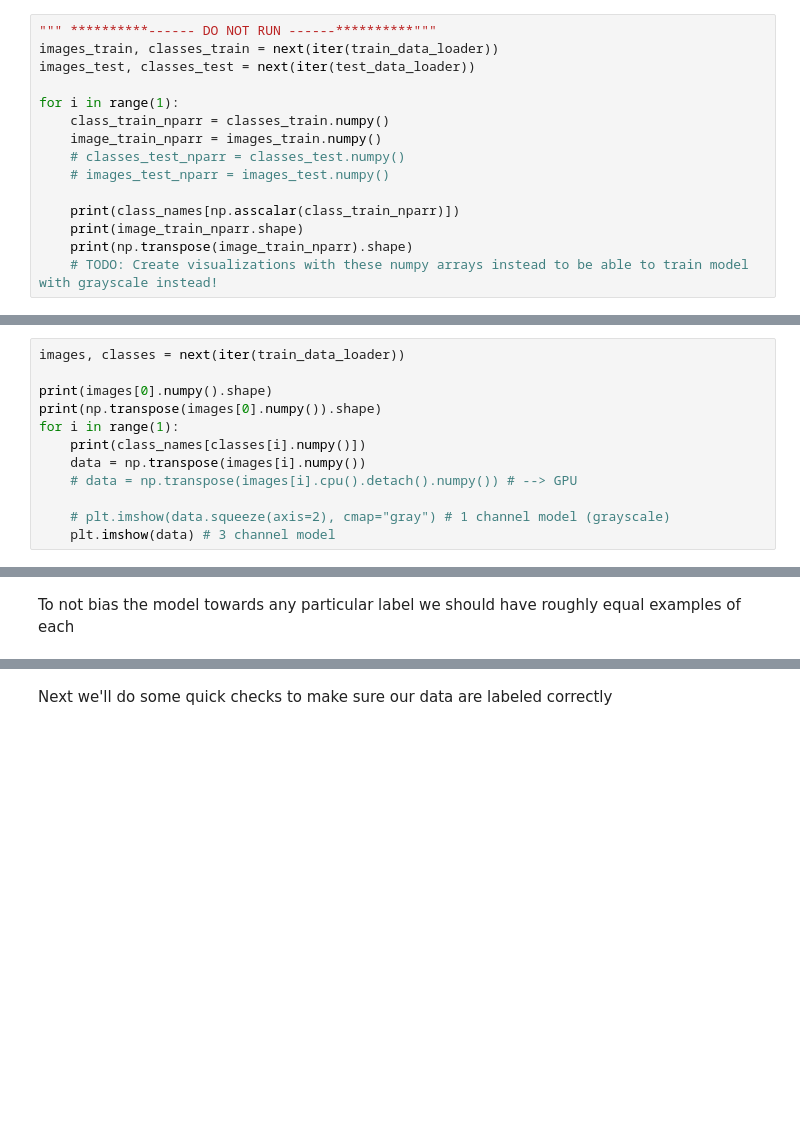
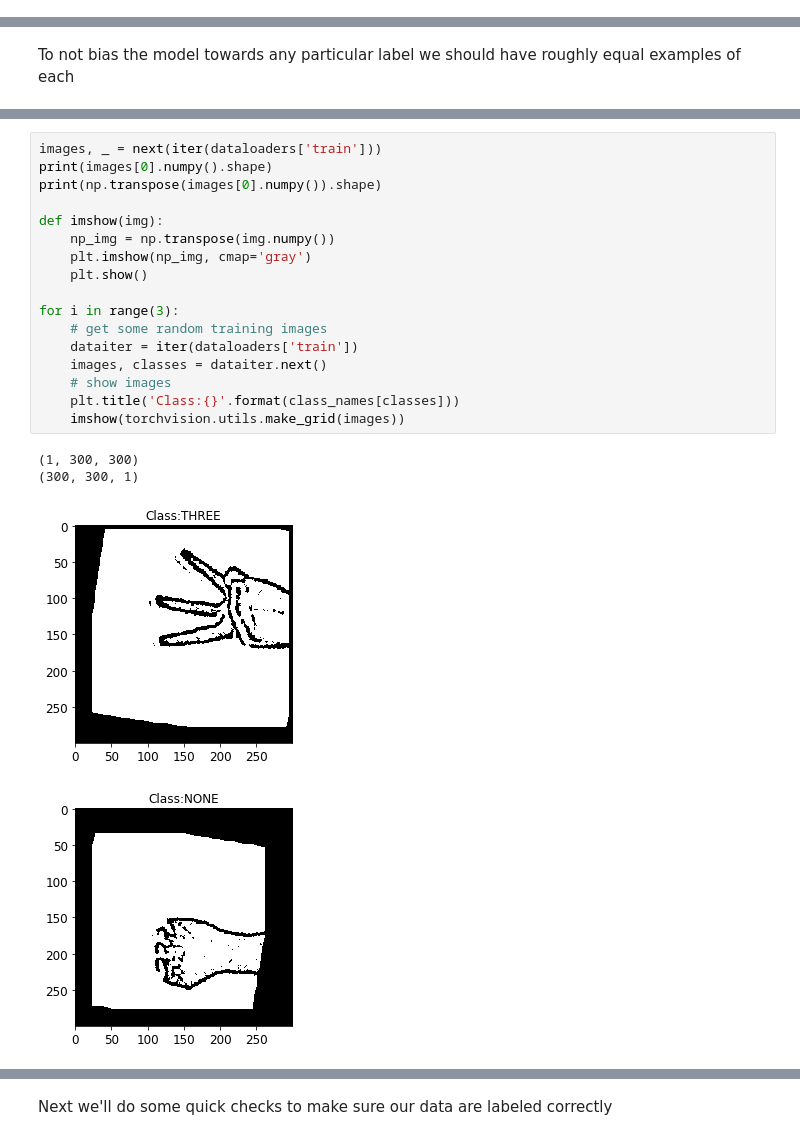
Before and after one commit to santiagonars/CNN-HowManyFingers-PyTorch, a Jupyter notebook: train-model.ipynb, the cells around one changed output, grey strips where cells are left out. Drawn from its saved outputs; the diff is of its cells as text; blank space fills up the shorter version.

Commit message:
Training almost ready (need better hyperparameterss)

```diff
--- a/train-model.ipynb
+++ b/train-model.ipynb
@@ -88,18 +116,3 @@ print("Number of test samples: ", len(test_data))
 Classes:  ['FIVE', 'FOUR', 'NONE', 'ONE', 'THREE', 'TWO']
 Number of train samples:  9081
 Number of test samples:  3632
-# %%
-""" **********------ DO NOT RUN ------**********"""
-images_train, classes_train = next(iter(train_data_loader))
-images_test, classes_test = next(iter(test_data_loader))
-
-for i in range(1):
-    class_train_nparr = classes_train.numpy()
-    image_train_nparr = images_train.numpy()
-    # classes_test_nparr = classes_test.numpy()
-    # images_test_nparr = images_test.numpy()
-
-    print(class_names[np.asscalar(class_train_nparr)])
-    print(image_train_nparr.shape)
-    print(np.transpose(image_train_nparr).shape)
-    # TODO: Create visualizations with these numpy arrays instead to be able to train model with grayscale instead!
@@ -110,12 +118,0 @@ FIVE
-# %%
-images, classes = next(iter(train_data_loader))
-
-print(images[0].numpy().shape)
-print(np.transpose(images[0].numpy()).shape)
-for i in range(1):
-    print(class_names[classes[i].numpy()])
-    data = np.transpose(images[i].numpy())
-    # data = np.transpose(images[i].cpu().detach().numpy()) # --> GPU
-
-    # plt.imshow(data.squeeze(axis=2), cmap="gray") # 1 channel model (grayscale)
-    plt.imshow(data) # 3 channel model
@@ -134,3 +125,25 @@ plt.ylabel('# of instances')
 plt.xlabel('Class');
 # %% [output]
 [figure]
+# %%
+images, _ = next(iter(dataloaders['train']))
+print(images[0].numpy().shape)
+print(np.transpose(images[0].numpy()).shape)
+
+def imshow(img):
+    np_img = np.transpose(img.numpy())
+    plt.imshow(np_img, cmap='gray')
+    plt.show()
+
+for i in range(3):
+    # get some random training images
+    dataiter = iter(dataloaders['train'])
+    images, classes = dataiter.next()
+    # show images
+    plt.title('Class:{}'.format(class_names[classes]))
+    imshow(torchvision.utils.make_grid(images))
+# %% [output]
+(1, 300, 300)
+(300, 300, 1)
+[figure, added]
+[figure, added]
```
Also changed, not shown: parts of 20 cells of this notebook.
